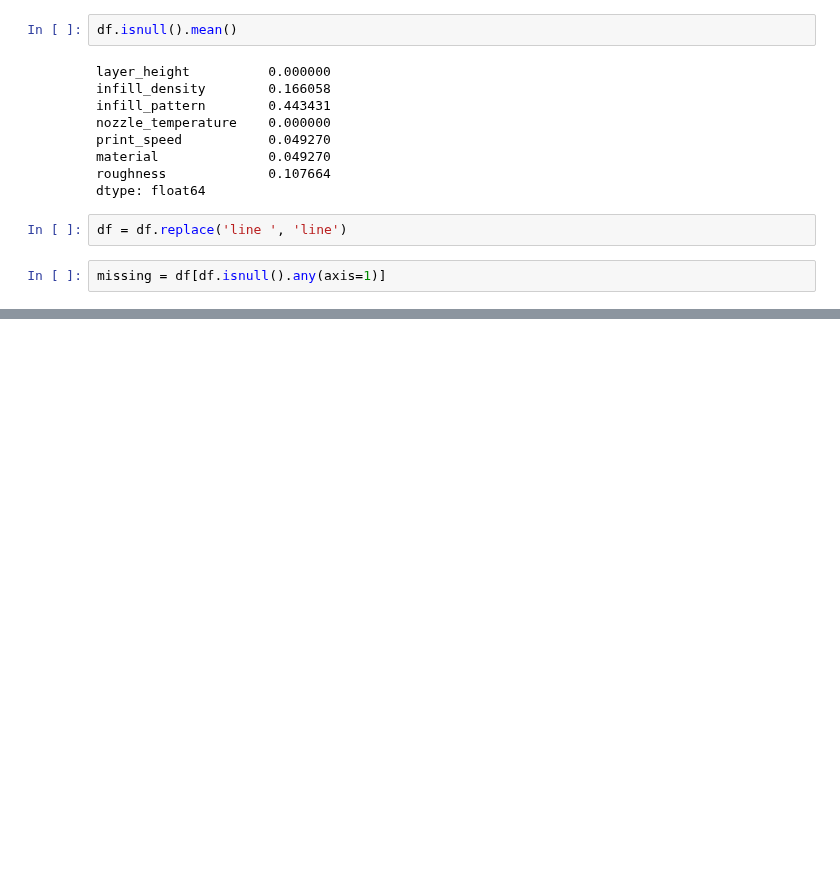
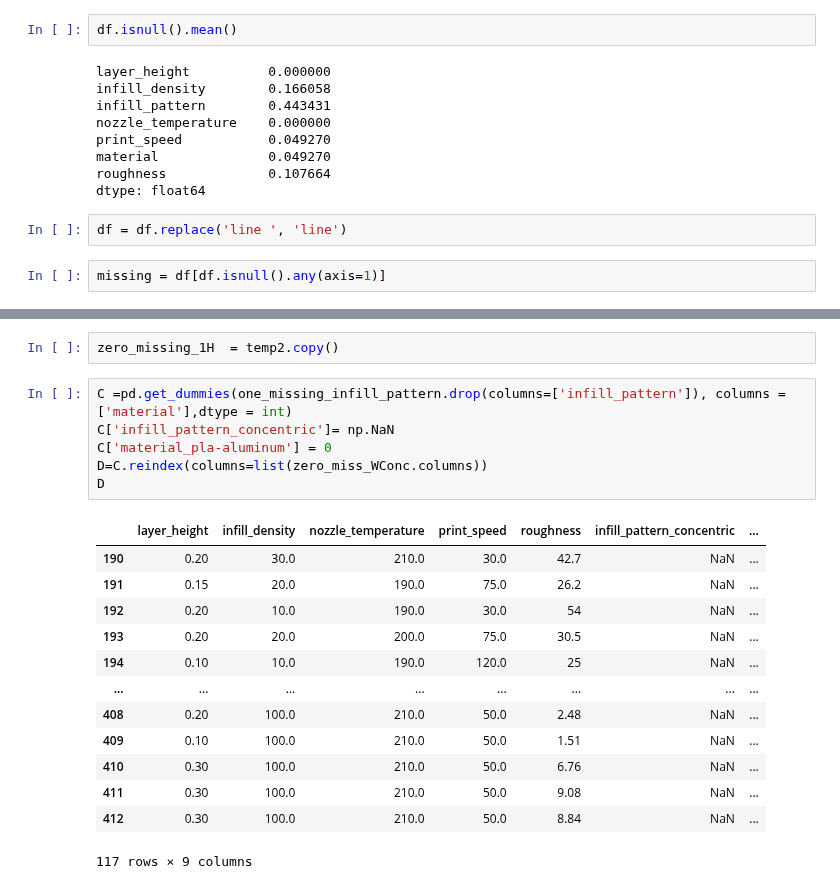
Before and after one commit to hanzlayyy/FYDP, a Jupyter notebook: FYDP_Notebook_V1_0.ipynb, the cells around one changed output, grey strips where cells are left out. Saved outputs shown, nothing was run; the diff lists cells and outputs as text; blank space fills up the shorter version.

```diff
--- a/FYDP_Notebook_V1_0.ipynb
+++ b/FYDP_Notebook_V1_0.ipynb
@@ -93,0 +85,22 @@ temp = pd.get_dummies(combined, columns=['infill_pattern','material'], dtype=int
+# %%
+zero_missing_1H  = temp2.copy()
+# %%
+C =pd.get_dummies(one_missing_infill_pattern.drop(columns=['infill_pattern']), columns = ['material'],dtype = int)
+C['infill_pattern_concentric']= np.NaN
+C['material_pla-aluminum'] = 0
+D=C.reindex(columns=list(zero_miss_WConc.columns))
+D
+# %% [output]
+|  | layer_height | infill_density | nozzle_temperature | print_speed | roughness | infill_pattern_concentric | ... |
+| 190 | 0.20 | 30.0 | 210.0 | 30.0 | 42.7 | NaN | ... |
+| 191 | 0.15 | 20.0 | 190.0 | 75.0 | 26.2 | NaN | ... |
+| 192 | 0.20 | 10.0 | 190.0 | 30.0 | 54 | NaN | ... |
+| 193 | 0.20 | 20.0 | 200.0 | 75.0 | 30.5 | NaN | ... |
+| 194 | 0.10 | 10.0 | 190.0 | 120.0 | 25 | NaN | ... |
+| ... | ... | ... | ... | ... | ... | ... | ... |
+| 408 | 0.20 | 100.0 | 210.0 | 50.0 | 2.48 | NaN | ... |
+| 409 | 0.10 | 100.0 | 210.0 | 50.0 | 1.51 | NaN | ... |
+| 410 | 0.30 | 100.0 | 210.0 | 50.0 | 6.76 | NaN | ... |
+| 411 | 0.30 | 100.0 | 210.0 | 50.0 | 9.08 | NaN | ... |
+| 412 | 0.30 | 100.0 | 210.0 | 50.0 | 8.84 | NaN | ... |
+117 rows × 9 columns
```
Also changed, not shown: parts of 12 cells of this notebook.
